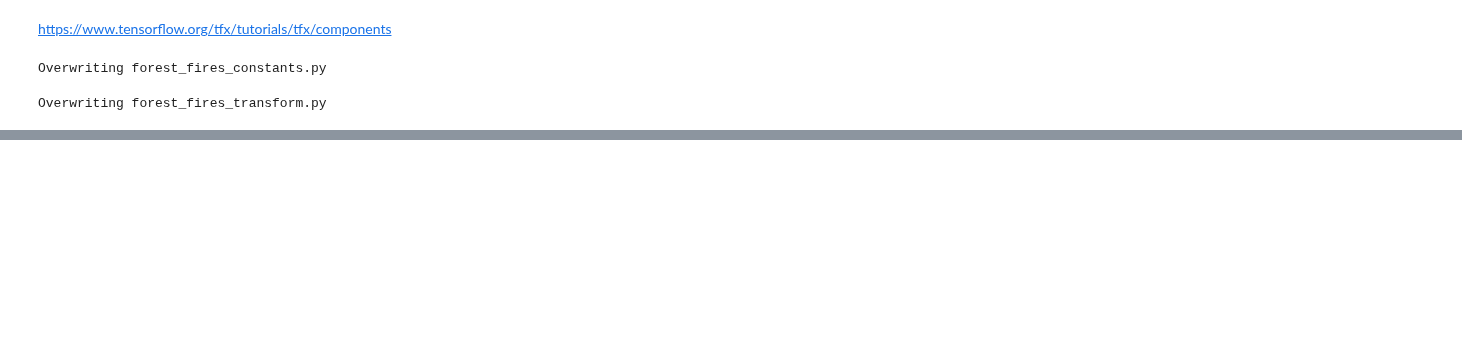
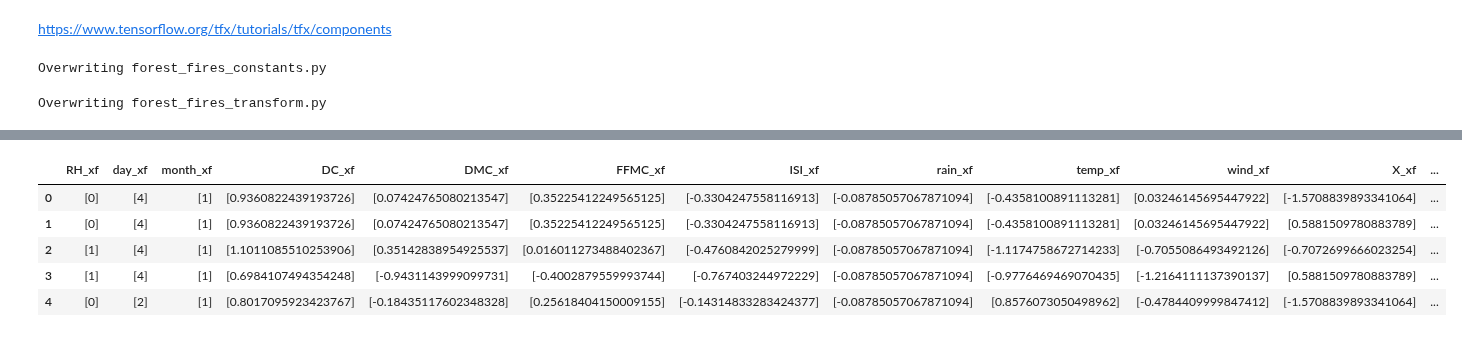
Before and after one commit to thushv89/manning_tf2_in_action, a Jupyter notebook: Ch14/14.1_Productionize_with_tfx.ipynb, the cells around one changed output, grey strips where cells are left out. Drawn from its saved outputs; the diff is of its cells as text; code cells hidden in the pictures; blank space fills up the shorter version.

Commit message:
Working through chapter 14. Added up to the trainer. Added some outputs from 2P reviews

```diff
--- a/Ch14/14.1_Productionize_with_tfx.ipynb
+++ b/Ch14/14.1_Productionize_with_tfx.ipynb
@@ -286,0 +299,8 @@ Artifact at pipeline/examples/forest_fires_pipeline/SchemaGen/schema/11
+# %%
+from tfx.components import ExampleValidator
+
+
+example_validator = ExampleValidator(
+    statistics=statistics_gen.outputs['statistics'],
+    schema=schema_gen.outputs['schema'])
+context.run(example_validator)
@@ -369,0 +436,34 @@ Overwriting forest_fires_transform.py
+# %%
+import pprint
+
+import forest_fires_constants
+
+_DENSE_FLOAT_FEATURE_KEYS = forest_fires_constants.DENSE_FLOAT_FEATURE_KEYS
+_VOCAB_FEATURE_KEYS = forest_fires_constants.VOCAB_FEATURE_KEYS
+_BUCKET_FEATURE_KEYS = forest_fires_constants.BUCKET_FEATURE_KEYS
+_LABEL_KEY = forest_fires_constants.LABEL_KEY
+pp = pprint.PrettyPrinter()
+
+# Get the URI of the output artifact representing the training examples, which is a directory
+train_uri = os.path.join(transform.outputs['transformed_examples'].get()[0].uri, 'Split-train')
+
+# Get the list of files in this directory (all compressed TFRecord files)
+tfrecord_filenames = [os.path.join(train_uri, name)
+                      for name in os.listdir(train_uri)]
+
+# Create a `TFRecordDataset` to read these files
+dataset = tf.data.TFRecordDataset(tfrecord_filenames, compression_type="GZIP")
+
+# Iterate over the first 3 records and decode them.
+
+example_records = []
+float_features = [f+'_xf' for f in _DENSE_FLOAT_FEATURE_KEYS + ['area']]
+int_features = [f+'_xf' for f in _BUCKET_FEATURE_KEYS + _VOCAB_FEATURE_KEYS]
+for tfrecord in dataset.skip(200).take(5):
+  serialized_example = tfrecord.numpy()
+  example = tf.train.Example()
+  example.ParseFromString(serialized_example)
+  record = [example.features.feature[f].int64_list.value for f in int_features] + [example.features.feature[f].float_list.value for f in float_features]
+  example_records.append(record)
+  print(example)
+  print("="*50)
@@ -369,0 +488,10 @@ Overwriting forest_fires_transform.py
+# %%
+sample_df = pd.DataFrame.from_records(example_records, columns=int_features+float_features)
+sample_df.head()
+# %% [output]
+|  | RH_xf | day_xf | month_xf | DC_xf | DMC_xf | FFMC_xf | ISI_xf | rain_xf | temp_xf | wind_xf | X_xf | ... |
+| 0 | [0] | [4] | [1] | [0.9360822439193726] | [0.07424765080213547] | [0.35225412249565125] | [-0.3304247558116913] | [-0.08785057067871094] | [-0.4358100891113281] | [0.03246145695447922] | [-1.5708839893341064] | ... |
+| 1 | [0] | [4] | [1] | [0.9360822439193726] | [0.07424765080213547] | [0.35225412249565125] | [-0.3304247558116913] | [-0.08785057067871094] | [-0.4358100891113281] | [0.03246145695447922] | [0.5881509780883789] | ... |
+| 2 | [1] | [4] | [1] | [1.1011085510253906] | [0.35142838954925537] | [0.016011273488402367] | [-0.4760842025279999] | [-0.08785057067871094] | [-1.1174758672714233] | [-0.7055086493492126] | [-0.7072699666023254] | ... |
+| 3 | [1] | [4] | [1] | [0.6984107494354248] | [-0.9431143999099731] | [-0.4002879559993744] | [-0.767403244972229] | [-0.08785057067871094] | [-0.9776469469070435] | [-1.2164111137390137] | [0.5881509780883789] | ... |
+| 4 | [0] | [2] | [1] | [0.8017095923423767] | [-0.18435117602348328] | [0.25618404150009155] | [-0.14314833283424377] | [-0.08785057067871094] | [0.8576073050498962] | [-0.4784409999847412] | [-1.5708839893341064] | ... |
```
Also changed, not shown: parts of 30 cells of this notebook, 4 other files.
